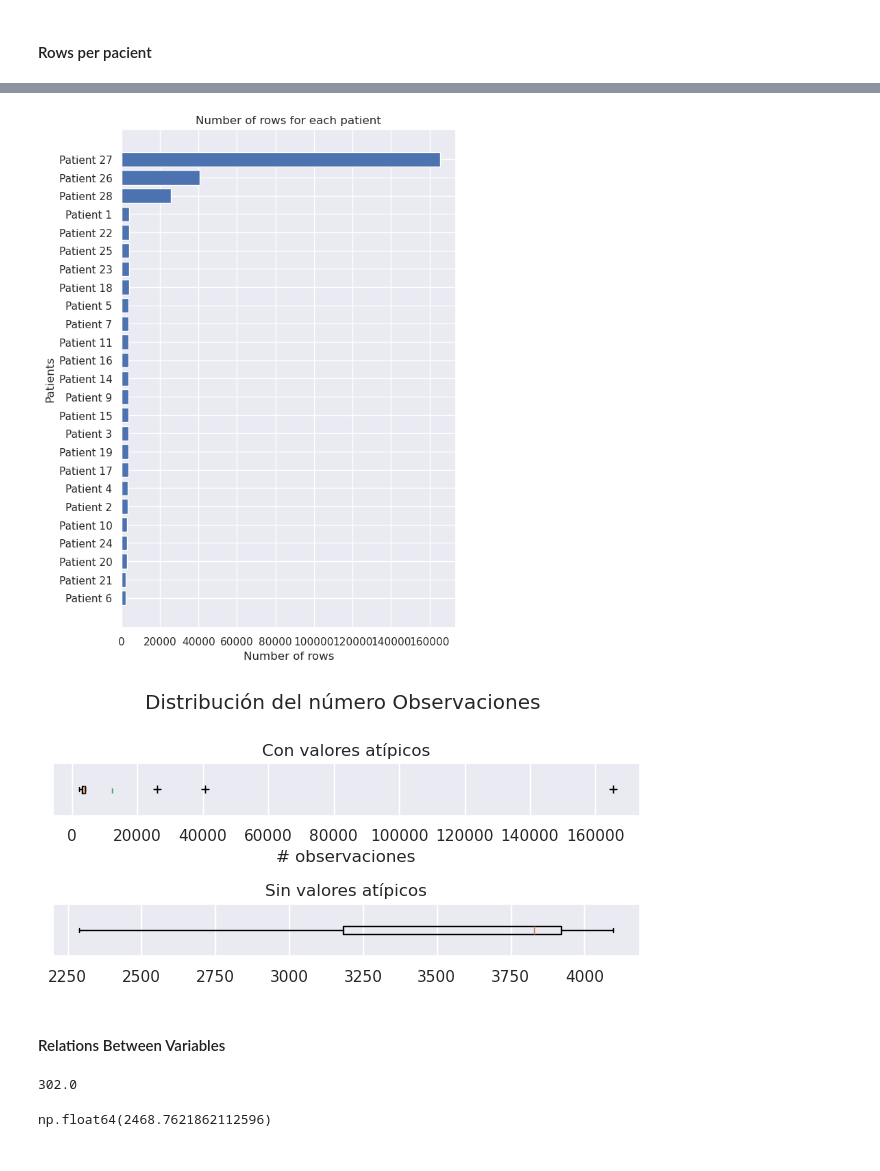
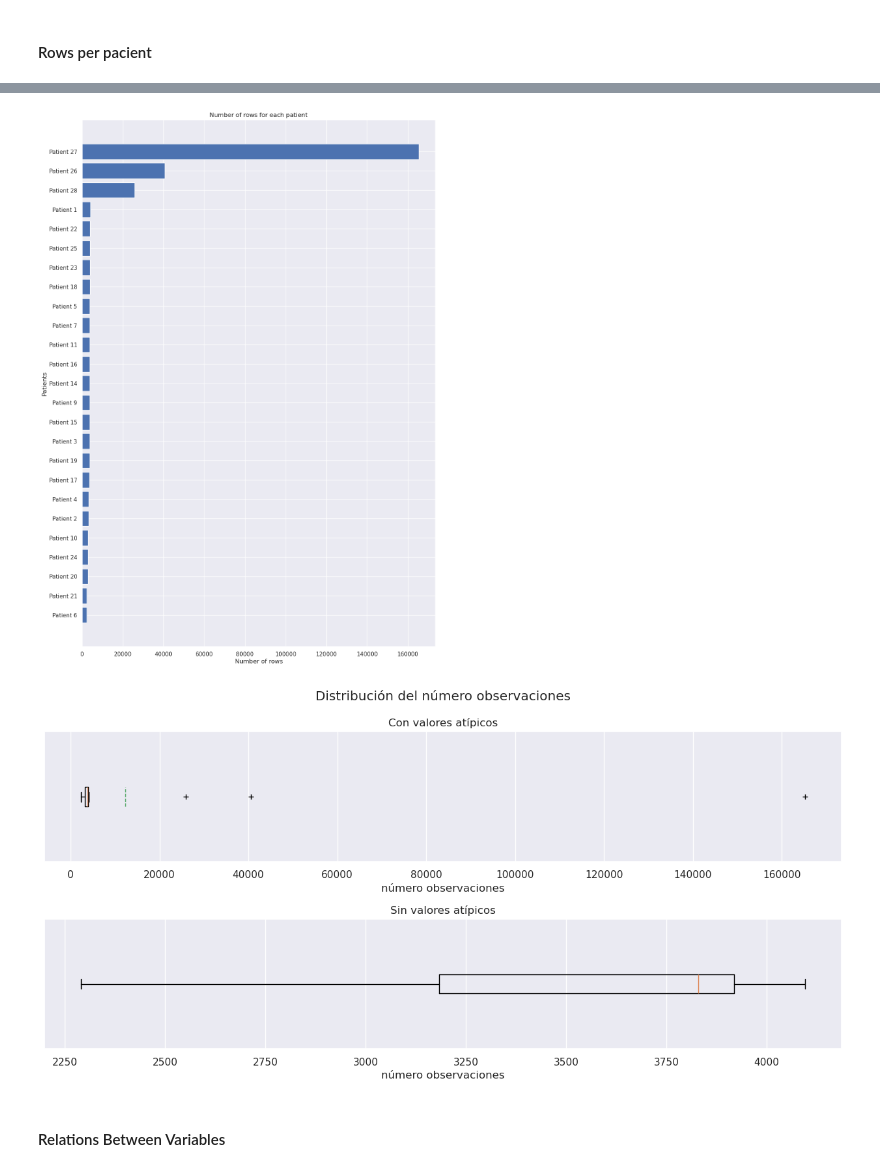
Before and after one commit to Arturo2711/EDA-DT1-PROJECT, a Jupyter notebook: EDA.ipynb, the cells around one changed output, grey strips where cells are left out. Saved outputs shown, nothing was run; the diff lists cells and outputs as text; code cells hidden in the pictures.

```diff
--- a/EDA.ipynb
+++ b/EDA.ipynb
@@ -40,7 +41,7 @@ import scipy.stats as stats
 # %%
 # plot customization
 sns.set_theme()
-width = 6.3 # 21cm - 5cm = 16 cm = 6.3 inches
+width = 6.3 * 2 # 21cm - 5cm = 16 cm = 6.3 inches
 flierprops = dict(marker = "+", color = "r")
 # %%
 data_dir = 'HUPA-UCM Diabetes Dataset/Preprocessed'
@@ -106,29 +107,22 @@ plt.grid(True)
 plt.title('Number of rows for each patient')
 plt.savefig('Images/Number_rows_by_patient')
 # %% [output]
-[figure, old version]
+[figure, new version]
 # %%
 lengths = [len(person) for person in people]
 fig, axs = plt.subplots(2, 1, figsize = (width,width/2))
 axs[0].boxplot(lengths, showfliers = True, orientation = "horizontal",showbox = True, flierprops = flierprops, showmeans = True, meanline = True)
-axs[0].set_xlabel("# observaciones")
+axs[0].set_xlabel("número observaciones")
 axs[0].set_yticks([])
 axs[0].set_title("Con valores atípicos") # Atipycal values : v > Q3 + 1.5 RIC
 axs[1].boxplot(lengths, showfliers = False, orientation = "horizontal",showbox = True, flierprops = flierprops)
+axs[1].set_xlabel("número observaciones")
 axs[1].set_yticks([])
 axs[1].set_title("Sin valores atípicos")
-plt.suptitle("Distribución del número Observaciones")
+plt.suptitle("Distribución del número observaciones")
 plt.tight_layout()
 plt.show()
 # %% [output]
-[figure, old version]
+[figure, new version]
 # %% [markdown]
 #### Relations Between Variables
-# %%
-glucose.max() - glucose.min()
-# %% [output]
-302.0
-# %%
-2 * iqr * (len(glucose)) ** (1/3)
-# %% [output]
-np.float64(2468.7621862112596)
```
Also changed, not shown: parts of 6 cells of this notebook, 1 other file.
